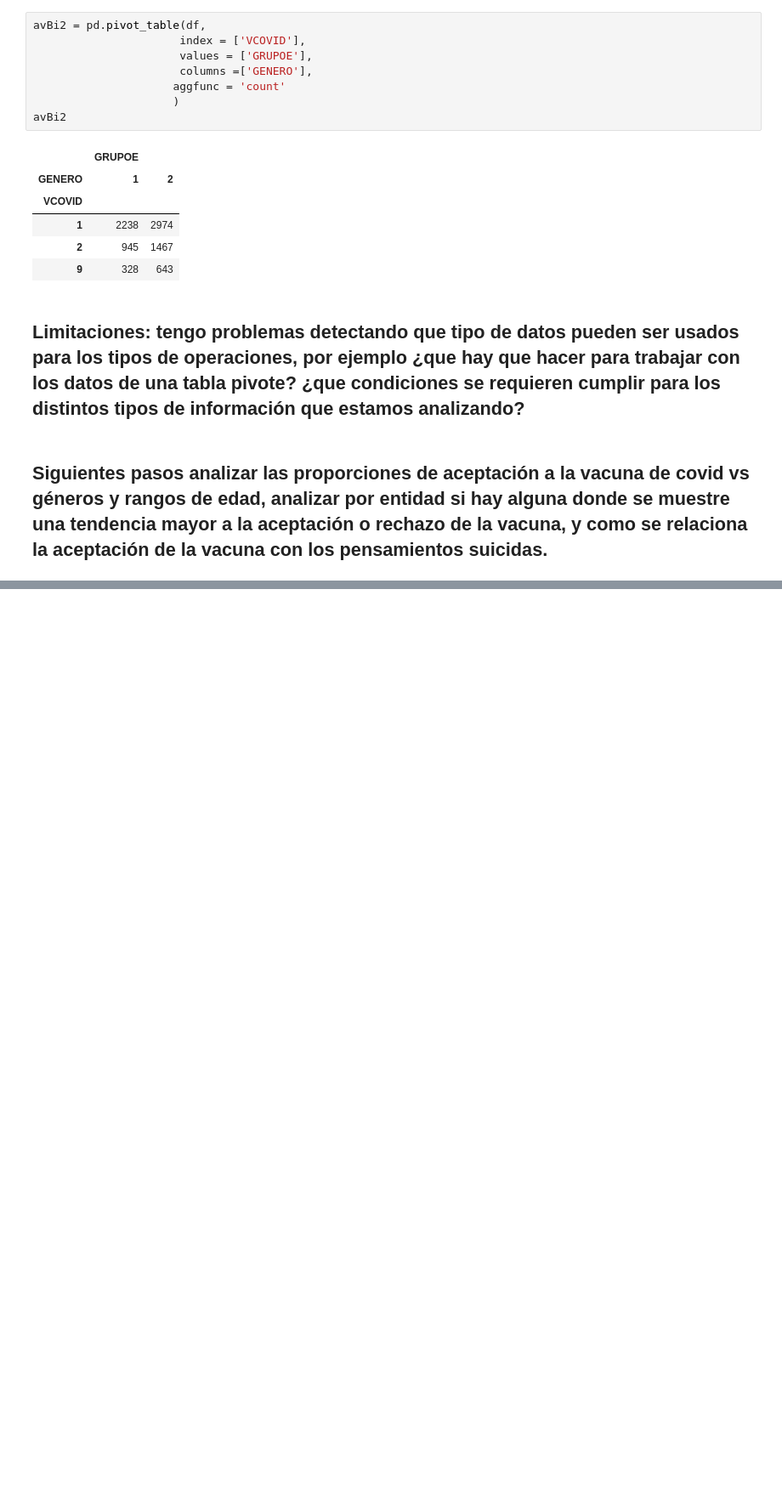
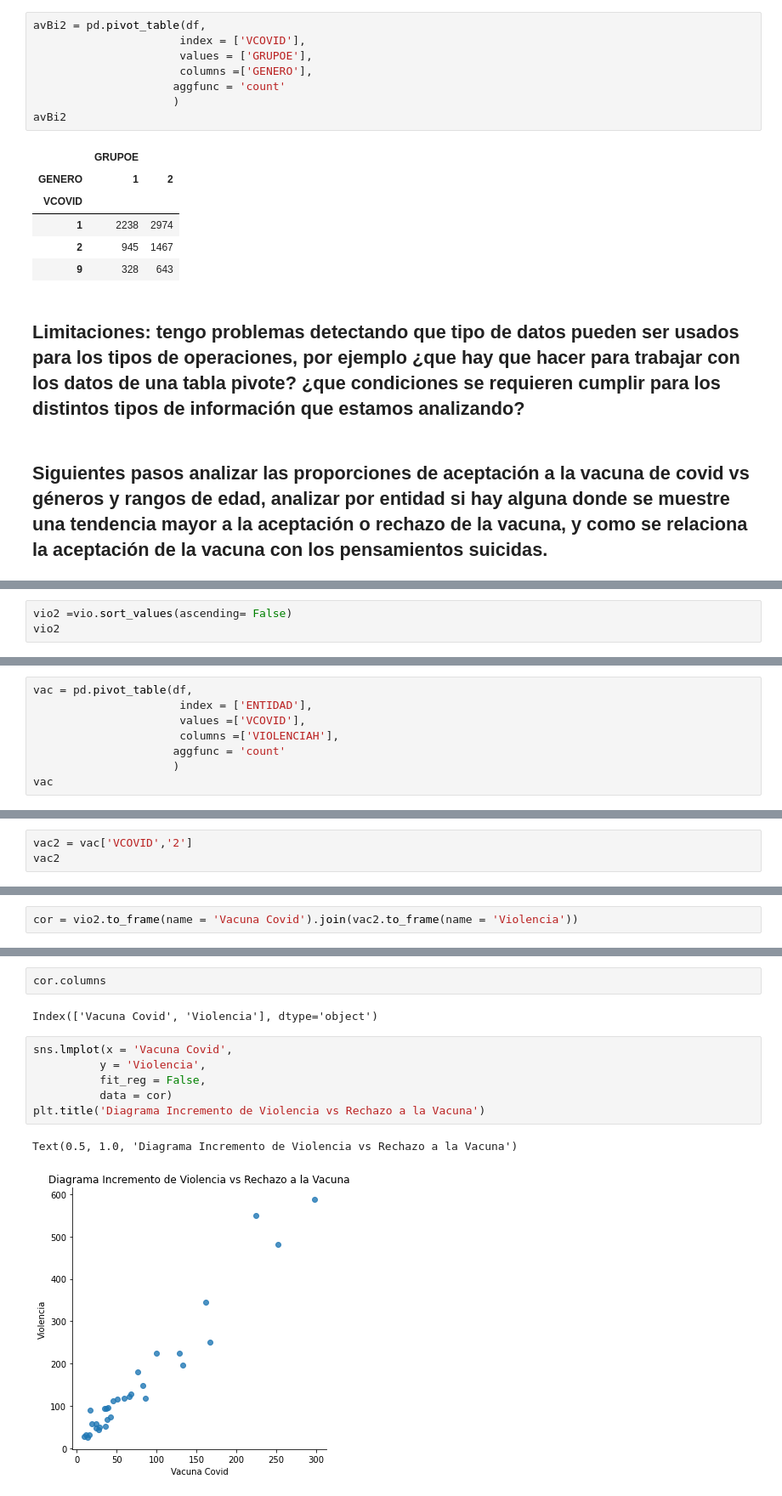
Before and after one commit to MayelaRmz/Clase, a Jupyter notebook: Midtermf (1).ipynb, the cells around one changed output, grey strips where cells are left out. Shown: that part at 85% size. Saved outputs shown, nothing was run; the diff lists cells and outputs as text; blank space fills up the shorter version.

```diff
--- a/Midtermf (1).ipynb
+++ b/Midtermf (1).ipynb
@@ -364,0 +637,3 @@ avBi2
+# %%
+vio2 =vio.sort_values(ascending= False)
+vio2
@@ -364,0 +658,8 @@ avBi2
+# %%
+vac = pd.pivot_table(df,
+                      index = ['ENTIDAD'],
+                      values =['VCOVID'],
+                      columns =['VIOLENCIAH'],
+                     aggfunc = 'count'
+                     )
+vac
@@ -364,0 +693,3 @@ avBi2
+# %%
+vac2 = vac['VCOVID','2']
+vac2
@@ -364,0 +758,2 @@ avBi2
+# %%
+cor = vio2.to_frame(name = 'Vacuna Covid').join(vac2.to_frame(name = 'Violencia'))
@@ -364,0 +787,13 @@ avBi2
+# %%
+cor.columns
+# %% [output]
+Index(['Vacuna Covid', 'Violencia'], dtype='object')
+# %%
+sns.lmplot(x = 'Vacuna Covid',
+          y = 'Violencia',
+          fit_reg = False,
+          data = cor)
+plt.title('Diagrama Incremento de Violencia vs Rechazo a la Vacuna')
+# %% [output]
+Text(0.5, 1.0, 'Diagrama Incremento de Violencia vs Rechazo a la Vacuna')
+[figure, added]
```
Also changed, not shown: parts of 69 cells of this notebook, 1 other file.
